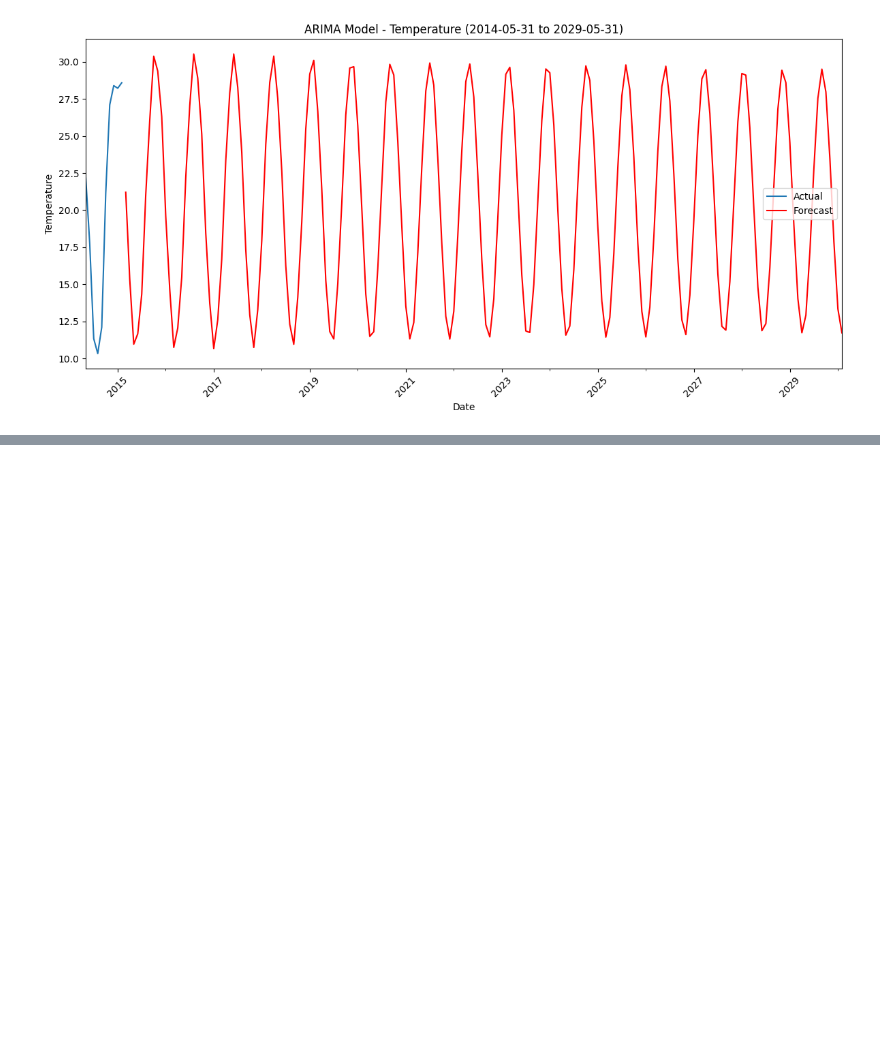
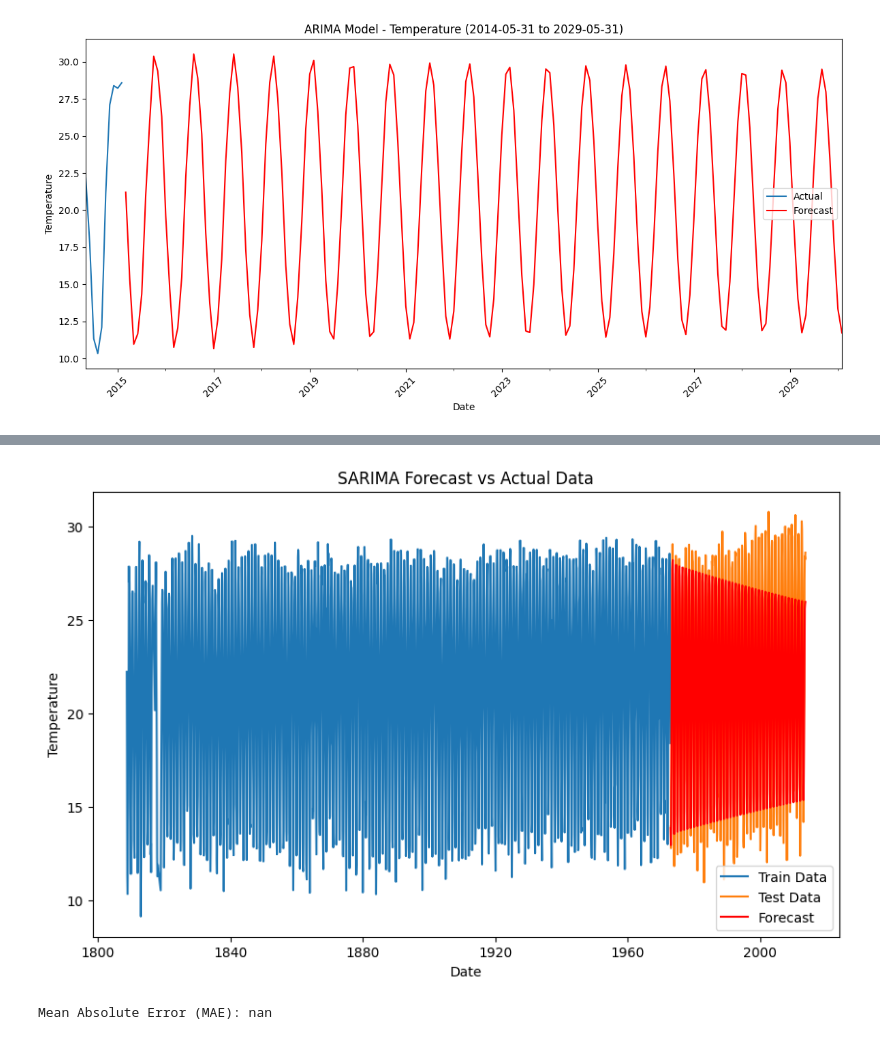
Before and after one commit to krishnakategaru/globalclimate, a Jupyter notebook: full-eda-time-series-future-forecasting.ipynb, the cells around one changed output, grey strips where cells are left out. Saved outputs shown, nothing was run; the diff lists cells and outputs as text; code cells hidden in the pictures; blank space fills up the shorter version.

```diff
--- a/full-eda-time-series-future-forecasting.ipynb
+++ b/full-eda-time-series-future-forecasting.ipynb
@@ -941,0 +992,8 @@ plt.show()
+# %%
+best_order = (2, 1, 2)
+s = 12
+best_seasonal_order = (1, 0, 1, 12)
+model =SARIMAX(train_data['Temp'], order=order, seasonal_order=seasonal_order + (s,))
+results = model.fit()
+
+results.summary()
@@ -941,0 +1025,6 @@ plt.show()
+# %%
+forecast_steps = len(test_data)
+forecast = results.forecast(steps=forecast_steps)
+
+print("Forecasted values:")
+forecast
@@ -941,0 +1045,17 @@ plt.show()
+# %%
+plt.figure(figsize=(10, 6))
+plt.plot(train_data.index, train_data['Temp'], label='Train Data')
+plt.plot(test_data.index, test_data['Temp'], label='Test Data')
+plt.plot(test_data.index, forecast, label='Forecast', color='red')
+plt.xlabel('Date')
+plt.ylabel('Temperature')
+plt.title('SARIMA Forecast vs Actual Data')
+plt.legend()
+plt.show()
+# %% [output]
+[figure, added]
+# %%
+mae = np.mean(np.abs(forecast - test_data['Temp']))
+print("\nMean Absolute Error (MAE):", mae)
+# %% [output]
+Mean Absolute Error (MAE): nan
```
Also changed, not shown: parts of 33 cells of this notebook.
